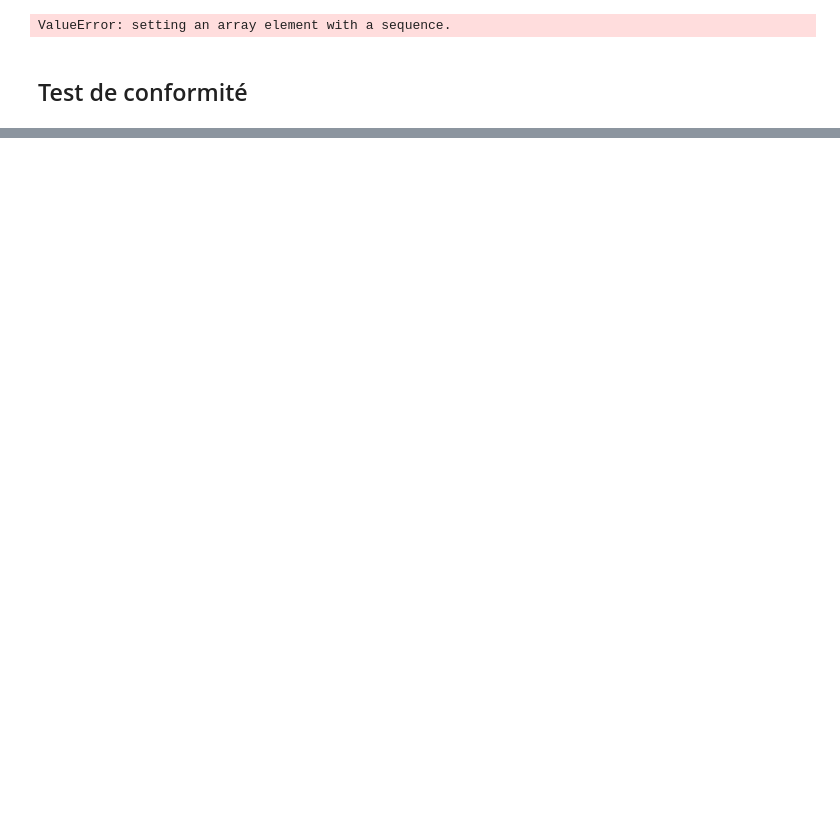
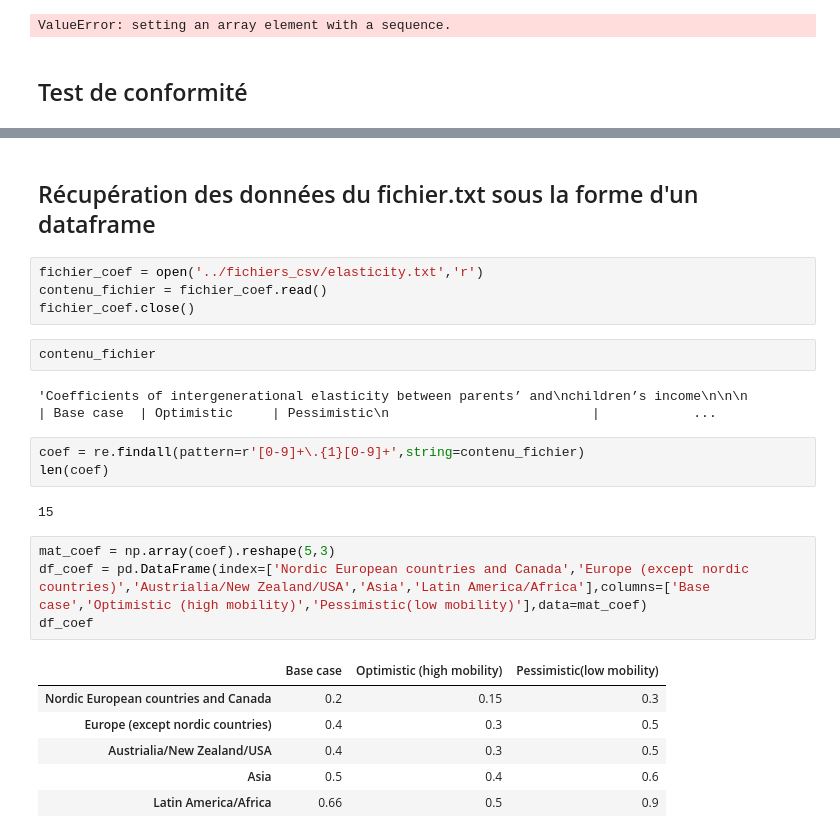
Before and after one commit to Silvock/project_7_income_predict, a Jupyter notebook: notebook/Exercice.ipynb, the cells around one changed output, grey strips where cells are left out. Saved outputs shown, nothing was run; the diff lists cells and outputs as text; blank space fills up the shorter version.

```diff
--- a/notebook/Exercice.ipynb
+++ b/notebook/Exercice.ipynb
@@ -645,0 +663,26 @@ ValueError: setting an array element with a sequence.
+# %% [markdown]
+## Récupération des données du fichier.txt sous la forme d'un dataframe
+# %%
+fichier_coef = open('../fichiers_csv/elasticity.txt','r')
+contenu_fichier = fichier_coef.read()
+fichier_coef.close()
+# %%
+contenu_fichier
+# %% [output]
+'Coefficients of intergenerational elasticity between parents’ and\nchildren’s income\n\n\n                          | Base case  | Optimistic     | Pessimistic\n                          |            ...
+# %%
+coef = re.findall(pattern=r'[0-9]+\.{1}[0-9]+',string=contenu_fichier)
+len(coef)
+# %% [output]
+15
+# %%
+mat_coef = np.array(coef).reshape(5,3)
+df_coef = pd.DataFrame(index=['Nordic European countries and Canada','Europe (except nordic countries)','Austrialia/New Zealand/USA','Asia','Latin America/Africa'],columns=['Base case','Optimistic (high mobility)','Pessimistic(low mobility)'],data=mat_coef)
+df_coef
+# %% [output]
+|  | Base case | Optimistic (high mobility) | Pessimistic(low mobility) |
+| Nordic European countries and Canada | 0.2 | 0.15 | 0.3 |
+| Europe (except nordic countries) | 0.4 | 0.3 | 0.5 |
+| Austrialia/New Zealand/USA | 0.4 | 0.3 | 0.5 |
+| Asia | 0.5 | 0.4 | 0.6 |
+| Latin America/Africa | 0.66 | 0.5 | 0.9 |
```
Also changed, not shown: parts of 16 cells of this notebook, 2 other files.
